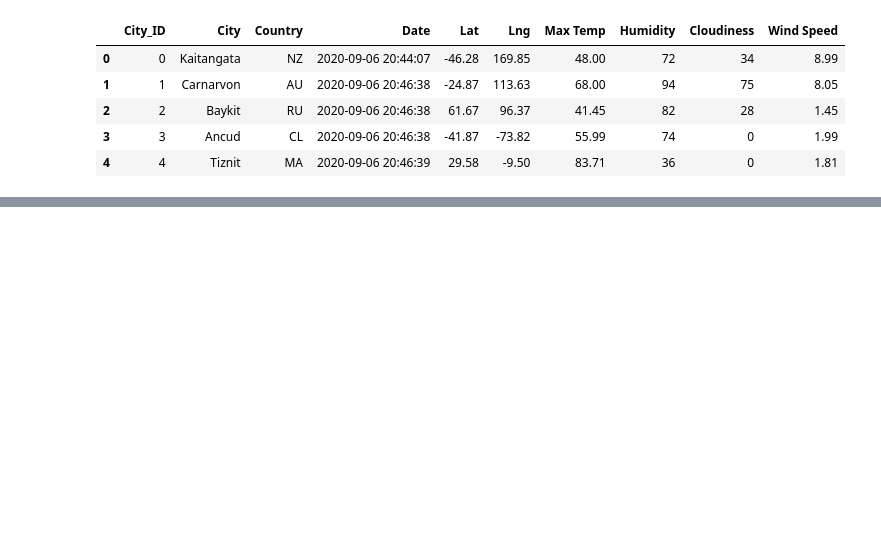
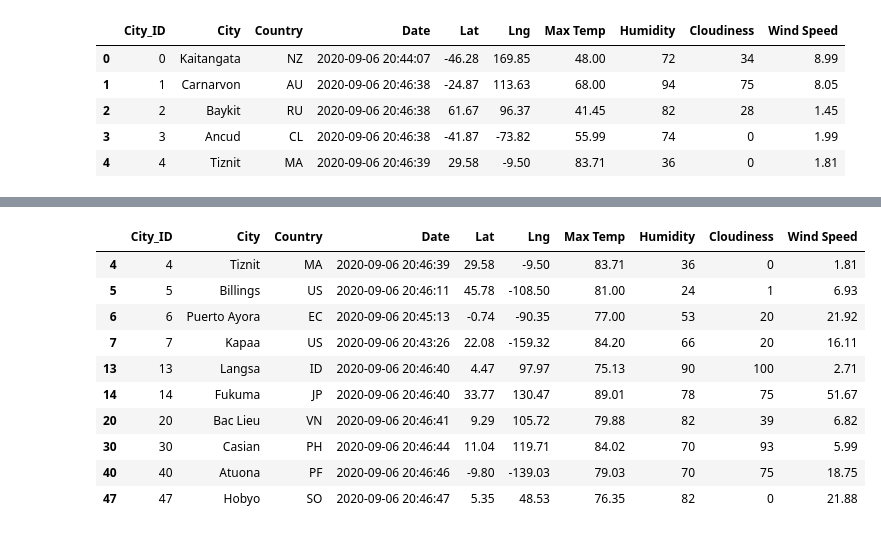
Before and after one commit to pleyba/World_Weather_Analysis, a Jupyter notebook: VacationPy.ipynb, the cells around one changed output, grey strips where cells are left out. Cells and saved outputs as stored; diff of their text form; code cells hidden in the pictures; blank space fills up the shorter version.

```diff
--- a/VacationPy.ipynb
+++ b/VacationPy.ipynb
@@ -66,0 +70,17 @@ max_temp = float(input("What is the maximum temperature you would like for your
+# %%
+# Filter the dataset to find the cities that fit the criteria.
+preferred_cities_df = city_data_df.loc[(city_data_df["Max Temp"] <= max_temp) & \
+                                       (city_data_df["Max Temp"] >= min_temp)]
+preferred_cities_df.head(10)
+# %% [output]
+|  | City_ID | City | Country | Date | Lat | Lng | Max Temp | Humidity | Cloudiness | Wind Speed |
+| 4 | 4 | Tiznit | MA | 2020-09-06 20:46:39 | 29.58 | -9.50 | 83.71 | 36 | 0 | 1.81 |
+| 5 | 5 | Billings | US | 2020-09-06 20:46:11 | 45.78 | -108.50 | 81.00 | 24 | 1 | 6.93 |
+| 6 | 6 | Puerto Ayora | EC | 2020-09-06 20:45:13 | -0.74 | -90.35 | 77.00 | 53 | 20 | 21.92 |
+| 7 | 7 | Kapaa | US | 2020-09-06 20:43:26 | 22.08 | -159.32 | 84.20 | 66 | 20 | 16.11 |
+| 13 | 13 | Langsa | ID | 2020-09-06 20:46:40 | 4.47 | 97.97 | 75.13 | 90 | 100 | 2.71 |
+| 14 | 14 | Fukuma | JP | 2020-09-06 20:46:40 | 33.77 | 130.47 | 89.01 | 78 | 75 | 51.67 |
+| 20 | 20 | Bac Lieu | VN | 2020-09-06 20:46:41 | 9.29 | 105.72 | 79.88 | 82 | 39 | 6.82 |
+| 30 | 30 | Casian | PH | 2020-09-06 20:46:44 | 11.04 | 119.71 | 84.02 | 70 | 93 | 5.99 |
+| 40 | 40 | Atuona | PF | 2020-09-06 20:46:46 | -9.80 | -139.03 | 79.03 | 70 | 75 | 18.75 |
+| 47 | 47 | Hobyo | SO | 2020-09-06 20:46:47 | 5.35 | 48.53 | 76.35 | 82 | 0 | 21.88 |
```
Also changed, not shown: parts of 5 cells of this notebook.
